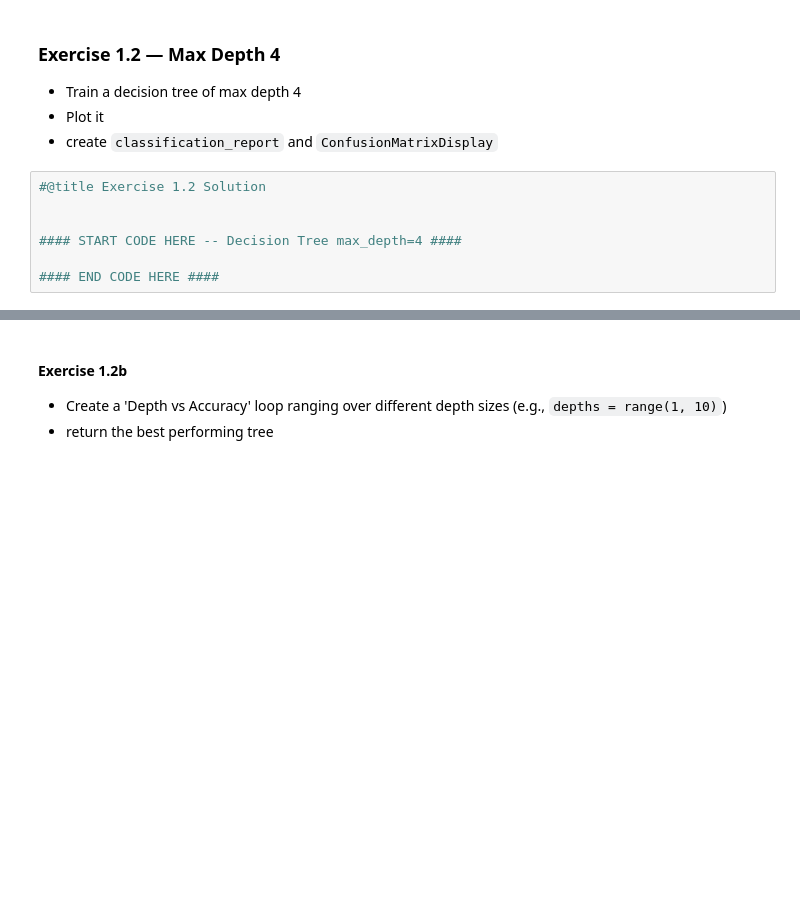
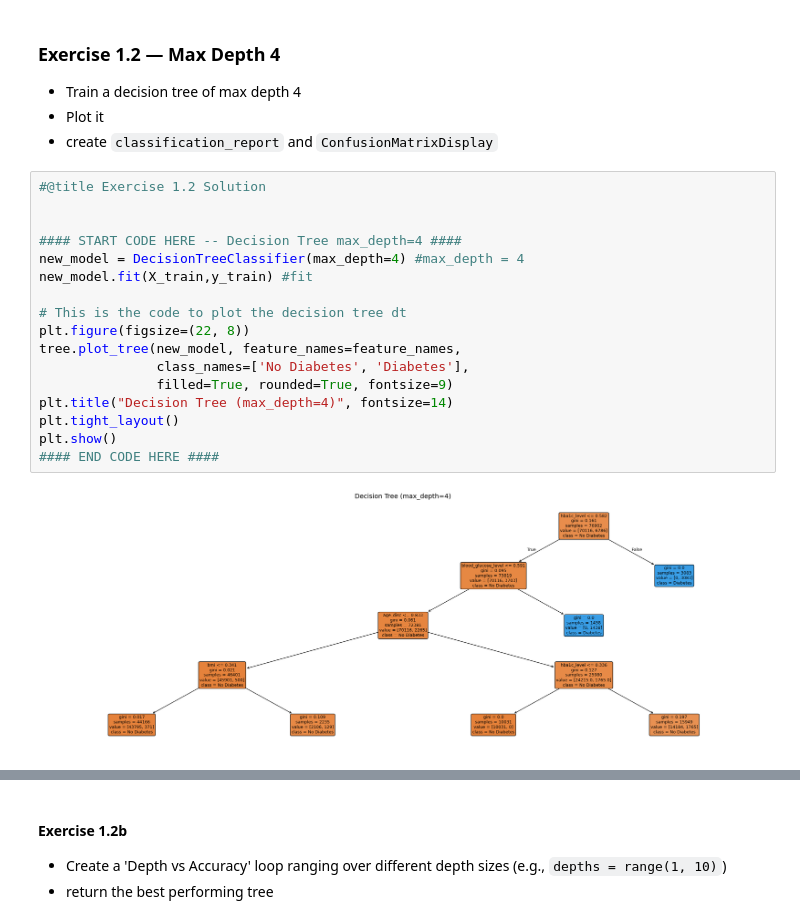
Before and after one commit to Arthvrr/Explanaible-AI-Labs, a Jupyter notebook: Lab01_Interpretable_by_Design.ipynb, the cells around one changed output, grey strips where cells are left out. Cells and saved outputs as stored; diff of their text form; blank space fills up the shorter version.

```diff
--- a/Lab01_Interpretable_by_Design.ipynb
+++ b/Lab01_Interpretable_by_Design.ipynb
@@ -341,7 +357,19 @@ Model accuracy:  95.07957973577447
 # %%
 #@title Exercise 1.2 Solution
 
 
 #### START CODE HERE -- Decision Tree max_depth=4 ####
+new_model = DecisionTreeClassifier(max_depth=4) #max_depth = 4
+new_model.fit(X_train,y_train) #fit
 
+# This is the code to plot the decision tree dt
+plt.figure(figsize=(22, 8))
+tree.plot_tree(new_model, feature_names=feature_names,
+               class_names=['No Diabetes', 'Diabetes'],
+               filled=True, rounded=True, fontsize=9)
+plt.title("Decision Tree (max_depth=4)", fontsize=14)
+plt.tight_layout()
+plt.show()
 #### END CODE HERE ####
+# %% [output]
+[figure, added]
```
Also changed, not shown: parts of 18 cells of this notebook, 1 other file.
